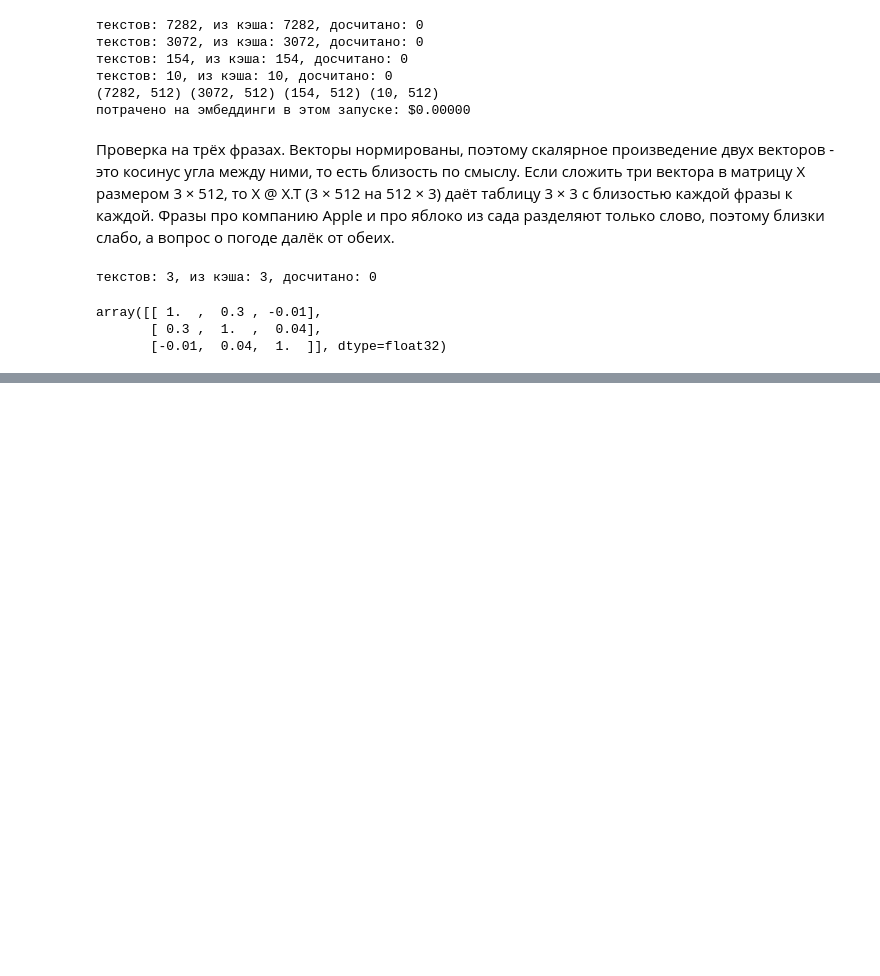
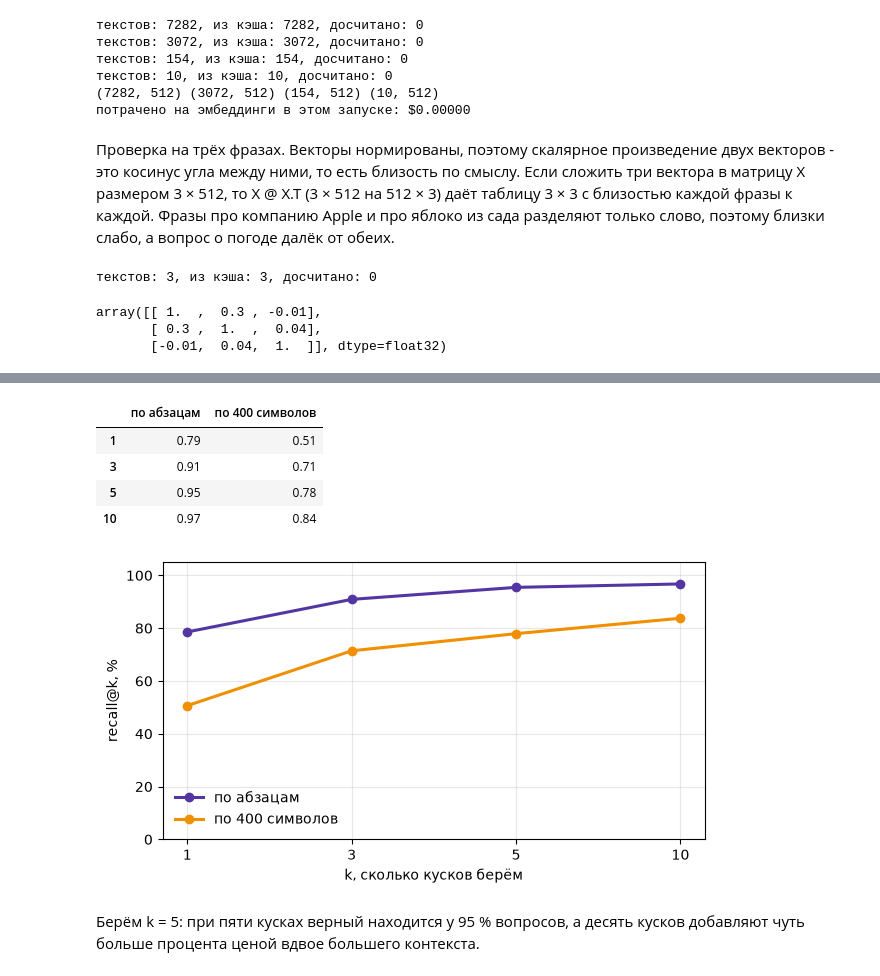
Before and after one commit to NorthMarshmallo/AI_Agent_events, a Jupyter notebook: notebooks/02_rag_memory.ipynb, the cells around one changed output, grey strips where cells are left out. Saved outputs shown, nothing was run; the diff lists cells and outputs as text; code cells hidden in the pictures; blank space fills up the shorter version.

Commit message:
feat: stage 2 notebook recall@k for both chunkings

```diff
--- a/notebooks/02_rag_memory.ipynb
+++ b/notebooks/02_rag_memory.ipynb
@@ -303,0 +310,26 @@ array([[ 1.  ,  0.3 , -0.01],
+# %%
+def search_numpy(query_vec, vectors, k=5):
+    sims = vectors @ query_vec
+    top = np.argsort(-sims)[:k]
+    return [(int(i), float(sims[i])) for i in top]
+# %%
+NUMBERS = {word: str(n) for n, word in enumerate("zero one two three four five six seven eight nine ten eleven twelve".split())}
+
+def norm(text):
+    words = re.sub(r"\b(a|an|the)\b|[^\w\s]", " ", str(text).lower()).split()
+    return " ".join(NUMBERS.get(w, w) for w in words)
+
+def is_gold(chunk, task):
+    if chunk["page"] != task["page"]:
+        return False
+    text, words = norm(chunk["text"]), norm(task["evidence"]).split()
+    parts = task["answer"].split(", ")   # ответ из нескольких частей проверяем по частям: "Charles H. Bennett, Gilles Brassard"
+    return all(norm(a) in text for a in parts) and sum(w in text for w in words) >= 0.5 * len(words)
+
+def recall_curve(chunks, vectors, ks=(1, 3, 5, 10)):
+    ranked = [[i for i, _ in search_numpy(q, vectors, max(ks))] for q in q_vecs]
+    return {k: float(np.mean([any(is_gold(chunks[i], t) for i in r[:k]) for r, t in zip(ranked, tasks)])) for k in ks}
+
+for i, score in search_numpy(q_vecs[0], line_vecs, 3):
+    print(round(score, 3), "|", line_chunks[i]["page"], "|", line_chunks[i]["text"][:110])
+tasks[0]["question"], tasks[0]["answer"]
@@ -303,0 +342,17 @@ array([[ 1.  ,  0.3 , -0.01],
+# %%
+curves = {"по абзацам": recall_curve(line_chunks, line_vecs), "по 400 символов": recall_curve(char_chunks, char_vecs)}
+fig, ax = plt.subplots(figsize=(7, 3.6))
+for (name, curve), color in zip(curves.items(), [COLORS["violet"], COLORS["amber"]]):
+    ax.plot([str(k) for k in curve], [v * 100 for v in curve.values()], marker="o", lw=2.2, color=color, label=name)
+ax.set_xlabel("k, сколько кусков берём"); ax.set_ylabel("recall@k, %"); ax.set_ylim(0, 105); ax.legend(frameon=False); ax.grid(alpha=0.3)
+fig.savefig(IMG / "recall.png", dpi=150, bbox_inches="tight")
+pd.DataFrame(curves).round(2)
+# %% [output]
+|  | по абзацам | по 400 символов |
+| 1 | 0.79 | 0.51 |
+| 3 | 0.91 | 0.71 |
+| 5 | 0.95 | 0.78 |
+| 10 | 0.97 | 0.84 |
+[figure, added]
+# %% [markdown]
+Берём k = 5: при пяти кусках верный находится у 95 % вопросов, а десять кусков добавляют чуть больше процента ценой вдвое большего контекста.
```
Also changed, not shown: parts of 2 cells of this notebook, 1 other file.
